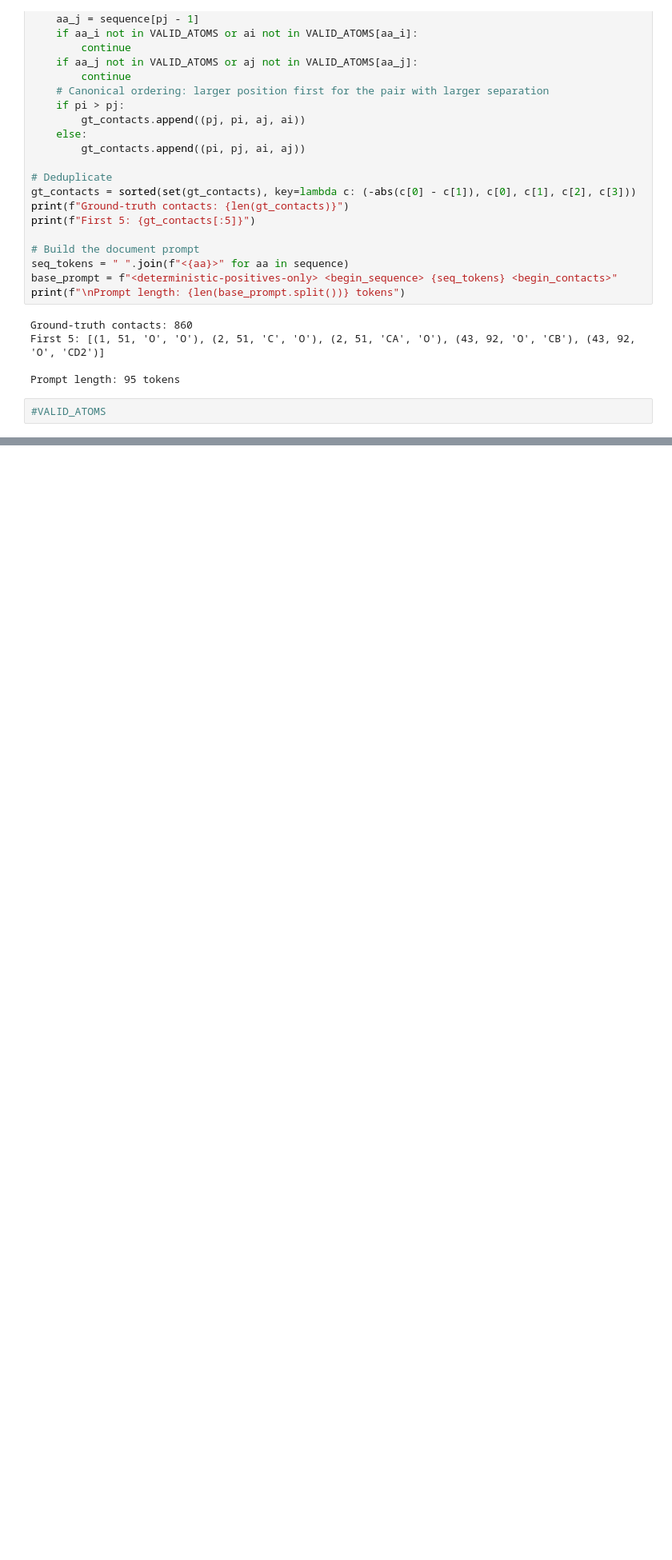
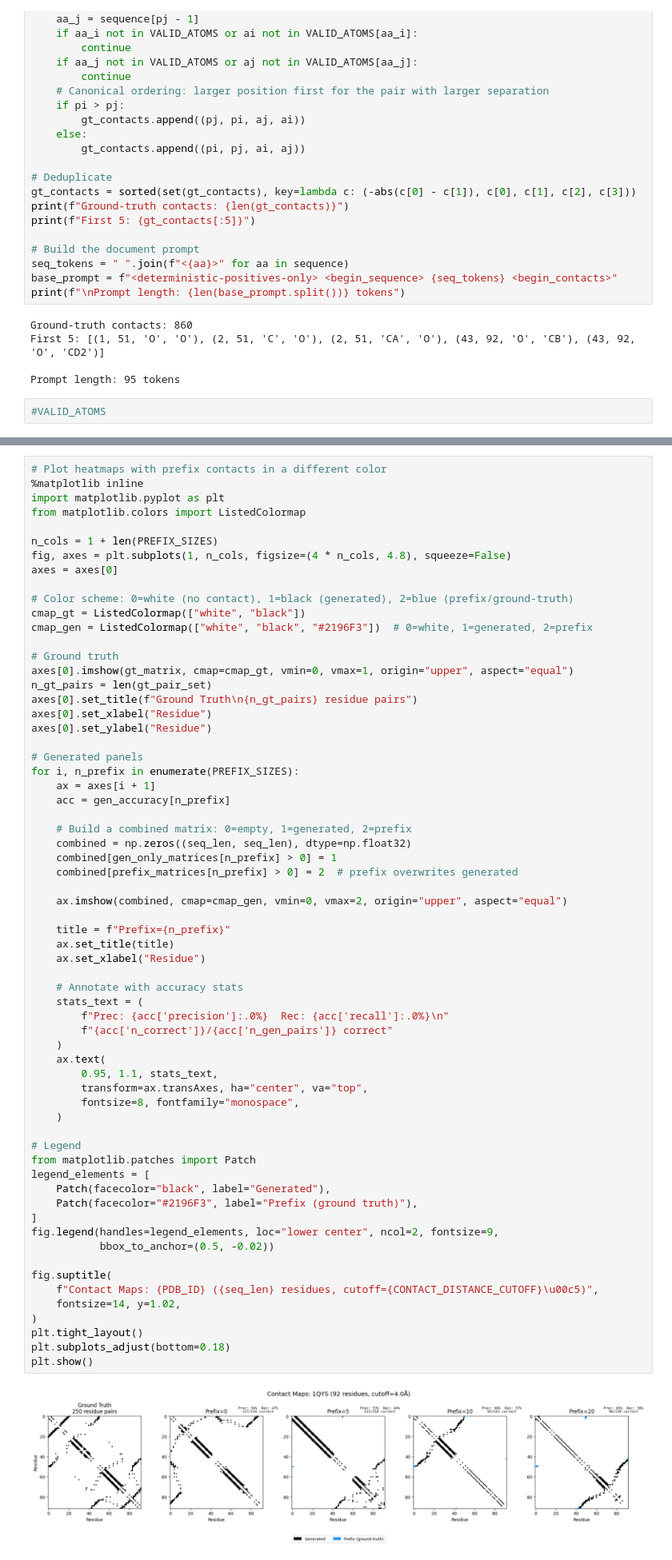
Before and after one commit to timodonnell/LlamaFold-experiments, a Jupyter notebook: experiments/exp4_contact_prediction/visualize_contacts.ipynb, the cells around one changed output, grey strips where cells are left out. Shown at 80% size. Cells and saved outputs as stored; diff of their text form; blank space fills up the shorter version.

```diff
--- a/experiments/exp4_contact_prediction/visualize_contacts.ipynb
+++ b/experiments/exp4_contact_prediction/visualize_contacts.ipynb
@@ -220,0 +217,66 @@ plt.show()
+# %%
+# Plot heatmaps with prefix contacts in a different color
+%matplotlib inline
+import matplotlib.pyplot as plt
+from matplotlib.colors import ListedColormap
+
+n_cols = 1 + len(PREFIX_SIZES)
+fig, axes = plt.subplots(1, n_cols, figsize=(4 * n_cols, 4.8), squeeze=False)
+axes = axes[0]
+
+# Color scheme: 0=white (no contact), 1=black (generated), 2=blue (prefix/ground-truth)
+cmap_gt = ListedColormap(["white", "black"])
+cmap_gen = ListedColormap(["white", "black", "#2196F3"])  # 0=white, 1=generated, 2=prefix
+
+# Ground truth
+axes[0].imshow(gt_matrix, cmap=cmap_gt, vmin=0, vmax=1, origin="upper", aspect="equal")
+n_gt_pairs = len(gt_pair_set)
+axes[0].set_title(f"Ground Truth\n{n_gt_pairs} residue pairs")
+axes[0].set_xlabel("Residue")
+axes[0].set_ylabel("Residue")
+
+# Generated panels
+for i, n_prefix in enumerate(PREFIX_SIZES):
+    ax = axes[i + 1]
+    acc = gen_accuracy[n_prefix]
+
+    # Build a combined matrix: 0=empty, 1=generated, 2=prefix
+    combined = np.zeros((seq_len, seq_len), dtype=np.float32)
+    combined[gen_only_matrices[n_prefix] > 0] = 1
+    combined[prefix_matrices[n_prefix] > 0] = 2  # prefix overwrites generated
+
+    ax.imshow(combined, cmap=cmap_gen, vmin=0, vmax=2, origin="upper", aspect="equal")
+
+    title = f"Prefix={n_prefix}"
+    ax.set_title(title)
+    ax.set_xlabel("Residue")
+
+    # Annotate with accuracy stats
+    stats_text = (
+        f"Prec: {acc['precision']:.0%}  Rec: {acc['recall']:.0%}\n"
+        f"{acc['n_correct']}/{acc['n_gen_pairs']} correct"
+    )
+    ax.text(
+        0.95, 1.1, stats_text,
+        transform=ax.transAxes, ha="center", va="top",
+        fontsize=8, fontfamily="monospace",
+    )
+
+# Legend
+from matplotlib.patches import Patch
+legend_elements = [
+    Patch(facecolor="black", label="Generated"),
+    Patch(facecolor="#2196F3", label="Prefix (ground truth)"),
+]
+fig.legend(handles=legend_elements, loc="lower center", ncol=2, fontsize=9,
+           bbox_to_anchor=(0.5, -0.02))
+
+fig.suptitle(
+    f"Contact Maps: {PDB_ID} ({seq_len} residues, cutoff={CONTACT_DISTANCE_CUTOFF}\u00c5)",
+    fontsize=14, y=1.02,
+)
+plt.tight_layout()
+plt.subplots_adjust(bottom=0.18)
+plt.show()
+# %% [output]
+[figure, added]
```
Also changed, not shown: parts of 4 cells of this notebook.
